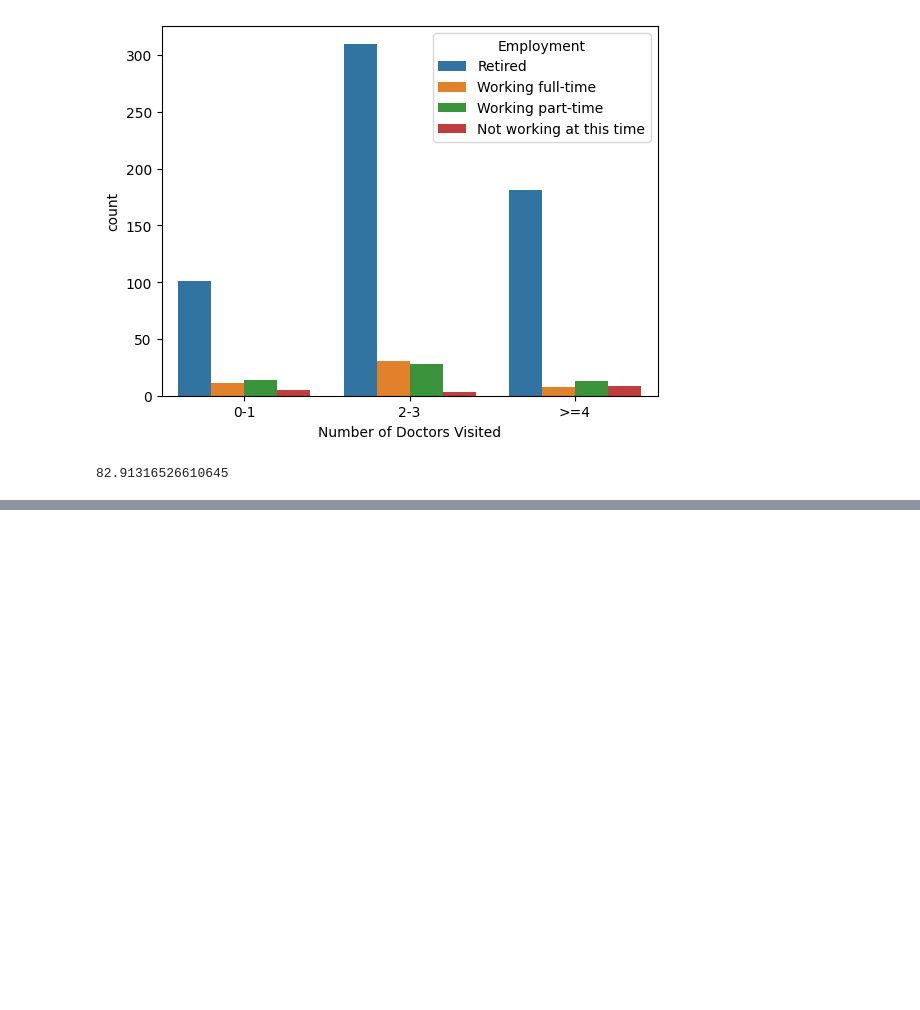
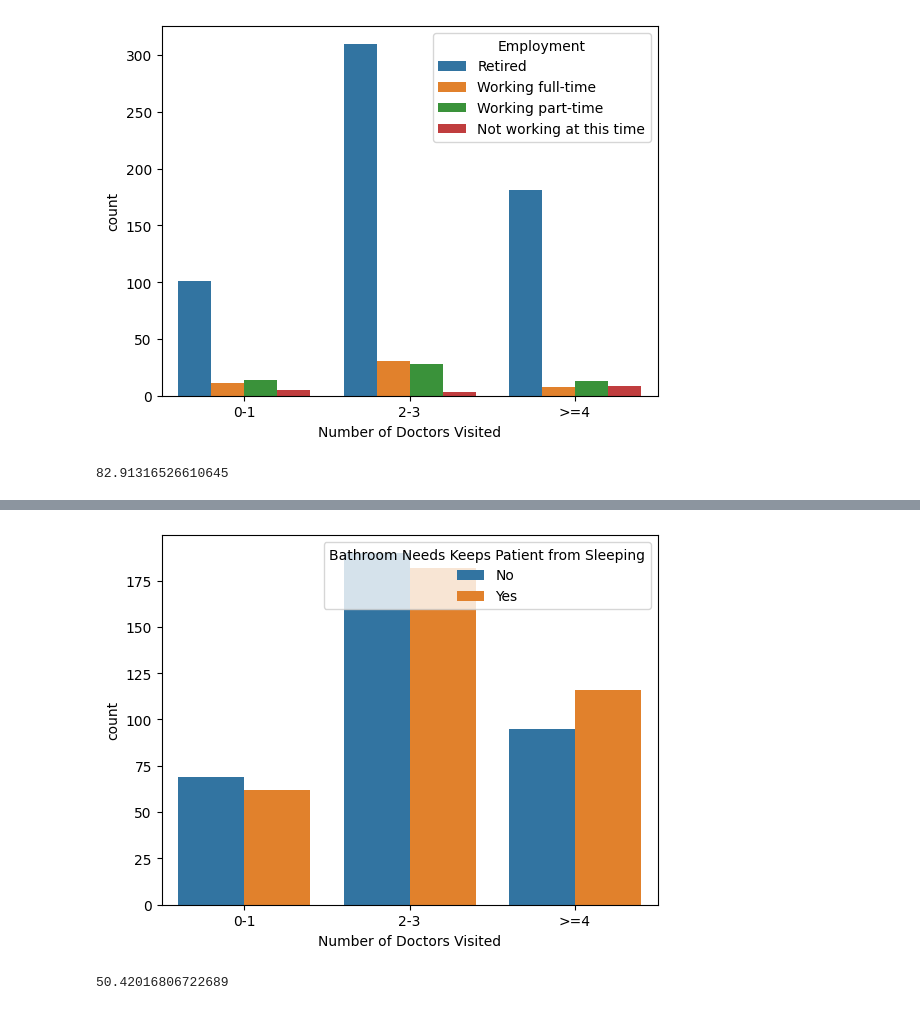
Before and after one commit to tracyhua2/DS3001, a Jupyter notebook: Final Project/DS3001_EDA.ipynb, the cells around one changed output, grey strips where cells are left out. Saved outputs shown, nothing was run; the diff lists cells and outputs as text; code cells hidden in the pictures; blank space fills up the shorter version.

```diff
--- a/Final Project/DS3001_EDA.ipynb
+++ b/Final Project/DS3001_EDA.ipynb
@@ -215,0 +233,9 @@ print(perc*100)
+# %%
+sns.countplot(data=label_df, x='Number of Doctors Visited', hue='Bathroom Needs Keeps Patient from Sleeping')
+plt.show()
+
+perc = ((label_df['Bathroom Needs Keeps Patient from Sleeping'] == 'Yes').sum()) / (label_df['Bathroom Needs Keeps Patient from Sleeping'].count())
+print(perc*100)
+# %% [output]
+[figure, added]
+50.42016806722689
```
Also changed, not shown: parts of 4 cells of this notebook.
